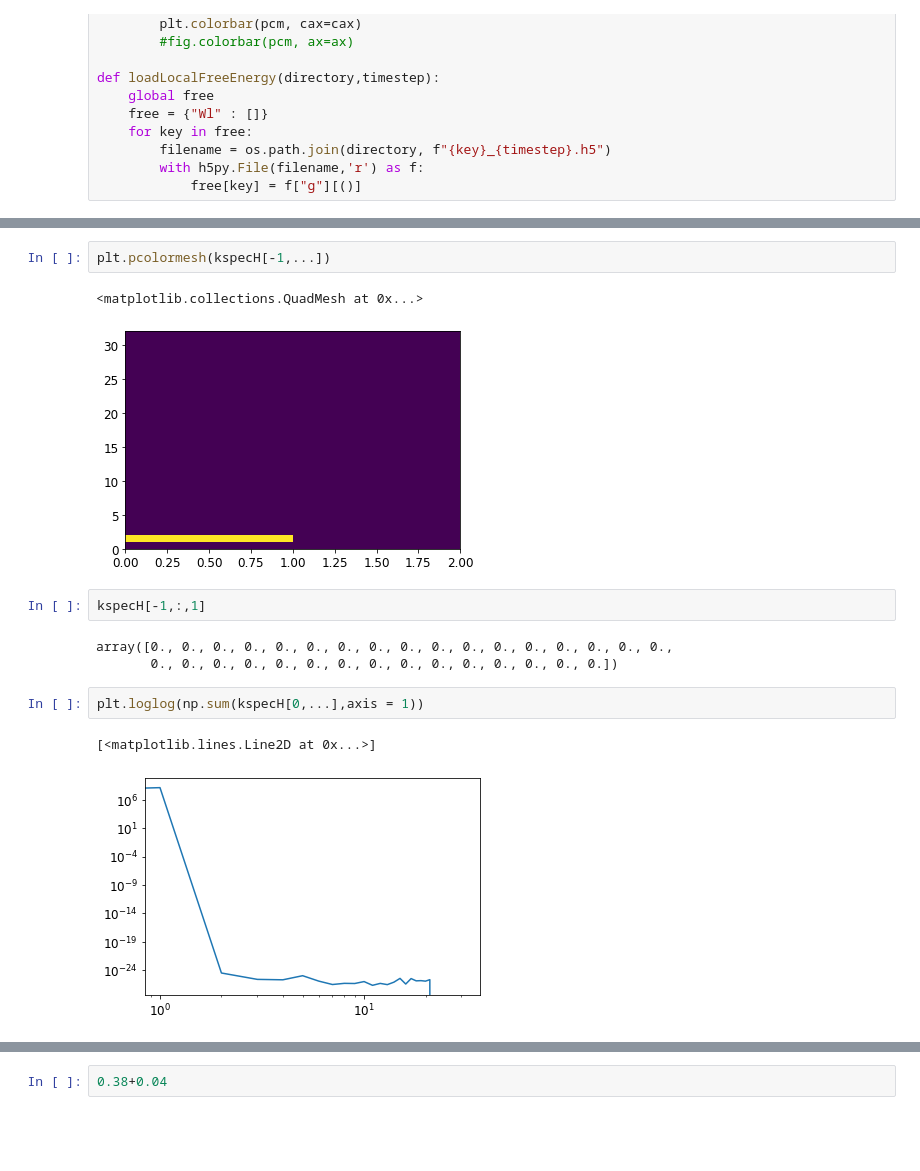
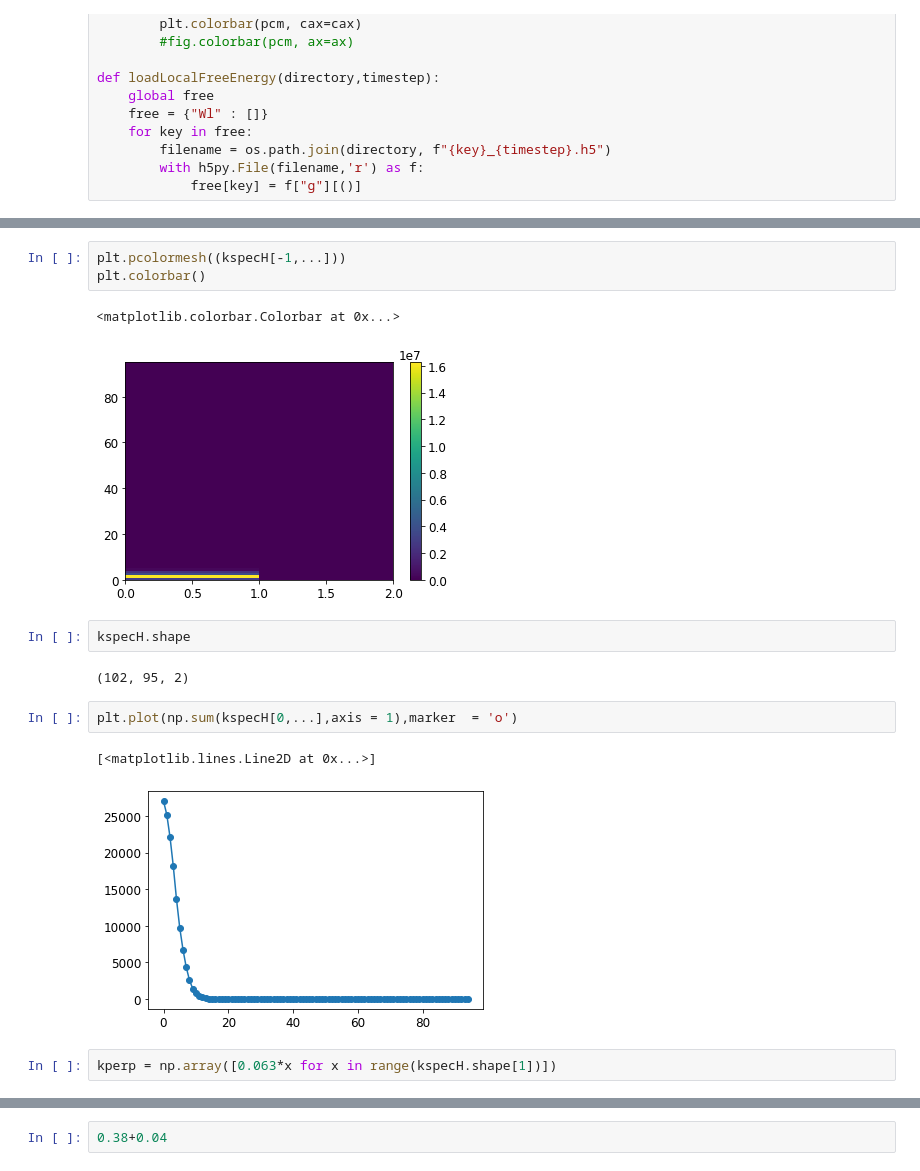
Before and after one commit to Alcauchy/ALLIANCE, a Jupyter notebook: post/ControlOfAlliance.ipynb, the cells around one changed output, grey strips where cells are left out. Cells and saved outputs as stored; diff of their text form; blank space fills up the shorter version.

```diff
--- a/post/ControlOfAlliance.ipynb
+++ b/post/ControlOfAlliance.ipynb
@@ -174,16 +168,18 @@ plt.pcolormesh(np.abs(distr["h"][...,0,0,0,0]))
 # %%
-plt.pcolormesh(kspecH[-1,...])
+plt.pcolormesh((kspecH[-1,...]))
+plt.colorbar()
 # %% [output]
-<matplotlib.collections.QuadMesh at 0x...>
+<matplotlib.colorbar.Colorbar at 0x...>
-[figure, old version]
+[figure, new version]
 # %%
-kspecH[-1,:,1]
+kspecH.shape
 # %% [output]
-array([0., 0., 0., 0., 0., 0., 0., 0., 0., 0., 0., 0., 0., 0., 0., 0., 0.,
-       0., 0., 0., 0., 0., 0., 0., 0., 0., 0., 0., 0., 0., 0., 0.])
+(102, 95, 2)
 # %%
-plt.loglog(np.sum(kspecH[0,...],axis = 1))
+plt.plot(np.sum(kspecH[0,...],axis = 1),marker  = 'o')
 # %% [output]
 [<matplotlib.lines.Line2D at 0x...>]
-[figure, old version]
+[figure, new version]
+# %%
+kperp = np.array([0.063*x for x in range(kspecH.shape[1])])
 # %%
```
Also changed, not shown: parts of 163 cells of this notebook, 10 other files.
